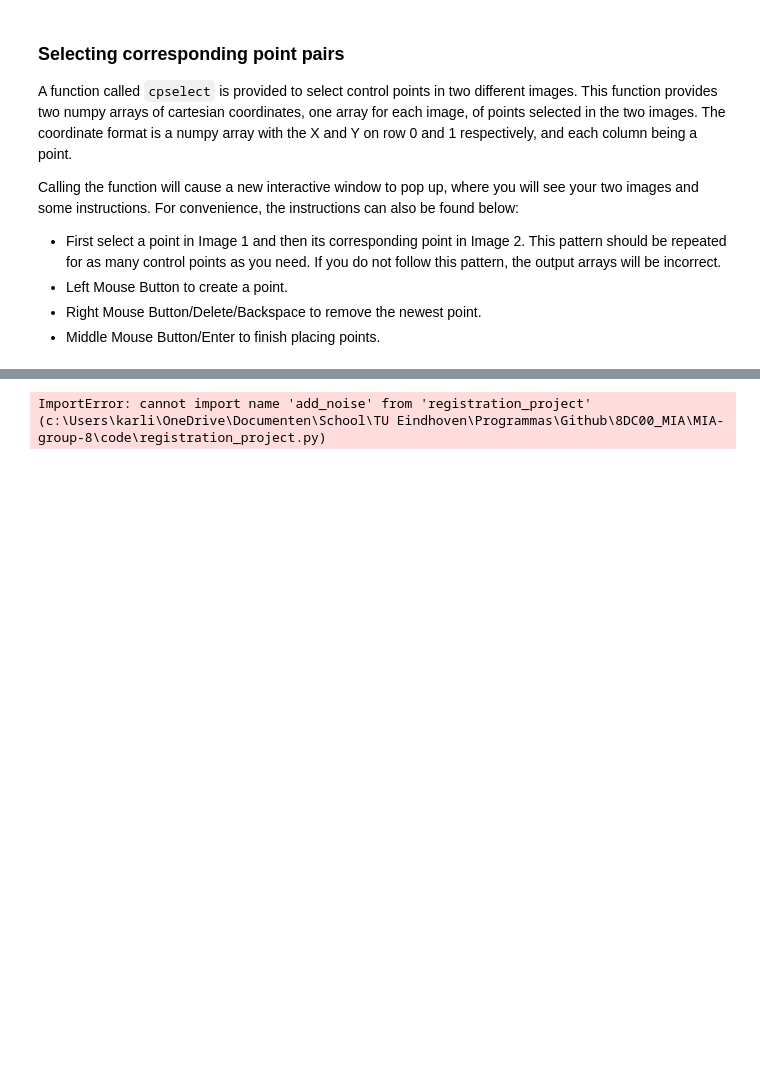
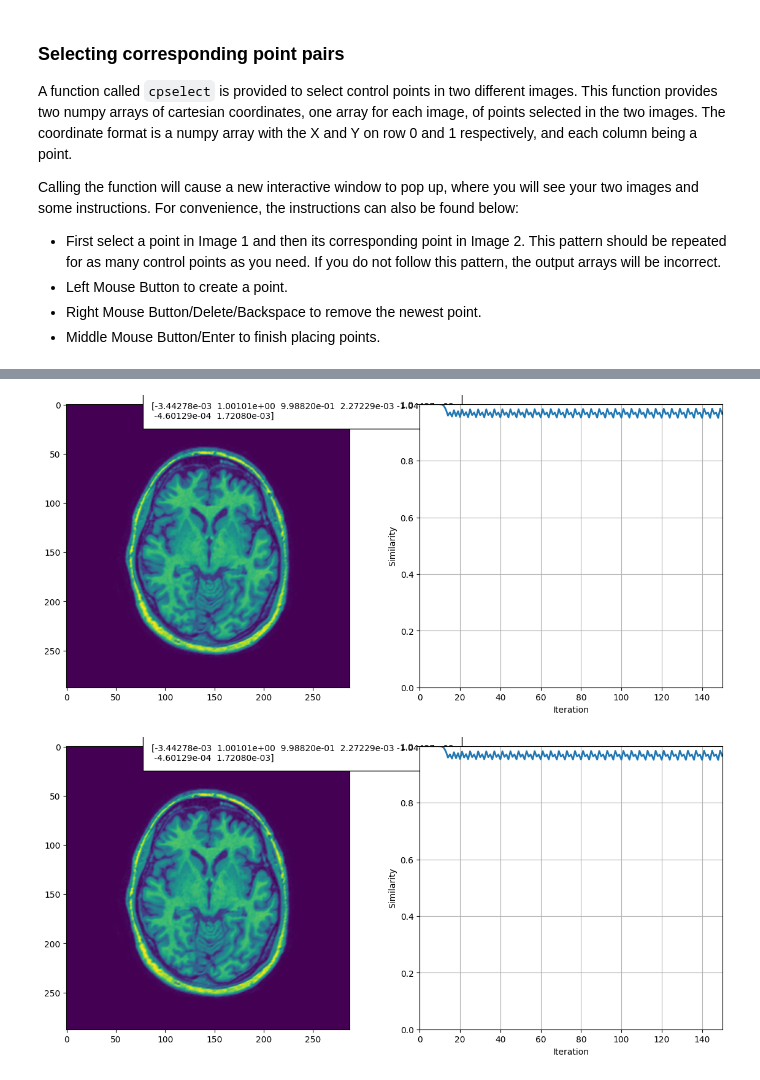
Before and after one commit to KarlijnCornelissen/MIA-group-8, a Jupyter notebook: code/1.6_Registration_project.ipynb, the cells around one changed output, grey strips where cells are left out. Cells and saved outputs as stored; diff of their text form; code cells hidden in the pictures; blank space fills up the shorter version.

```diff
--- a/code/1.6_Registration_project.ipynb
+++ b/code/1.6_Registration_project.ipynb
@@ -247,24 +274,33 @@ ImportError: cannot import name 'add_noise' from 'registration_project' (c:\User
 # %%
 import sys
 sys.path.append("./code")
 import matplotlib.pyplot as plt
 from registration_project import add_noise
 from registration_project import noise_filtering
 from registration_project import intensity_based_registration_demo
 
-i_path = './image_data/1_1_t1.tif'
-im_path = './image_data/1_1_t1_d.tif'
+i_path = './image_data/3_1_t1.tif'
+im_path = './image_data/3_1_t2.tif'
+
+I = plt.imread(I_path)
+Im = plt.imread(Im_path)
+
 noise_high = add_noise(i_path, True)
 noise_high_m = add_noise(im_path, True)
 noise_low = add_noise(im_path, False)
 
 filtered_high, filtered_high_ski = noise_filtering(noise_high)
 filtered_high_m, filtered_high_ski_m = noise_filtering(noise_high_m)
 filtered_low, filtered_low_ski = noise_filtering(noise_low)
 
-intensity_based_registration_demo(filtered_high, filtered_high_m, corr_metric="CC", rigid=True)
+intensity_based_registration_demo(I, Im, corr_metric="CC", rigid=False)
+
+# intensity_based_registration_demo(noise_high, noise_high_m, corr_metric="CC", rigid=True)
+
+# intensity_based_registration_demo(filtered_high, filtered_high_m, corr_metric="CC", rigid=True)
 # %% [output]
-ImportError: cannot import name 'add_noise' from 'registration_project' (c:\Users\karli\OneDrive\Documenten\School\TU Eindhoven\Programmas\Github\8DC00_MIA\MIA-group-8\code\registration_project.py)
+[figure, added]
+[figure, added]
 # %% [markdown]
 <div style="float:right;margin:-5px 5px"><img src="../reader/assets/todo_ico.png" width="42" height="42"></div>
 
```
Also changed, not shown: parts of 5 cells of this notebook, 1 other file.
